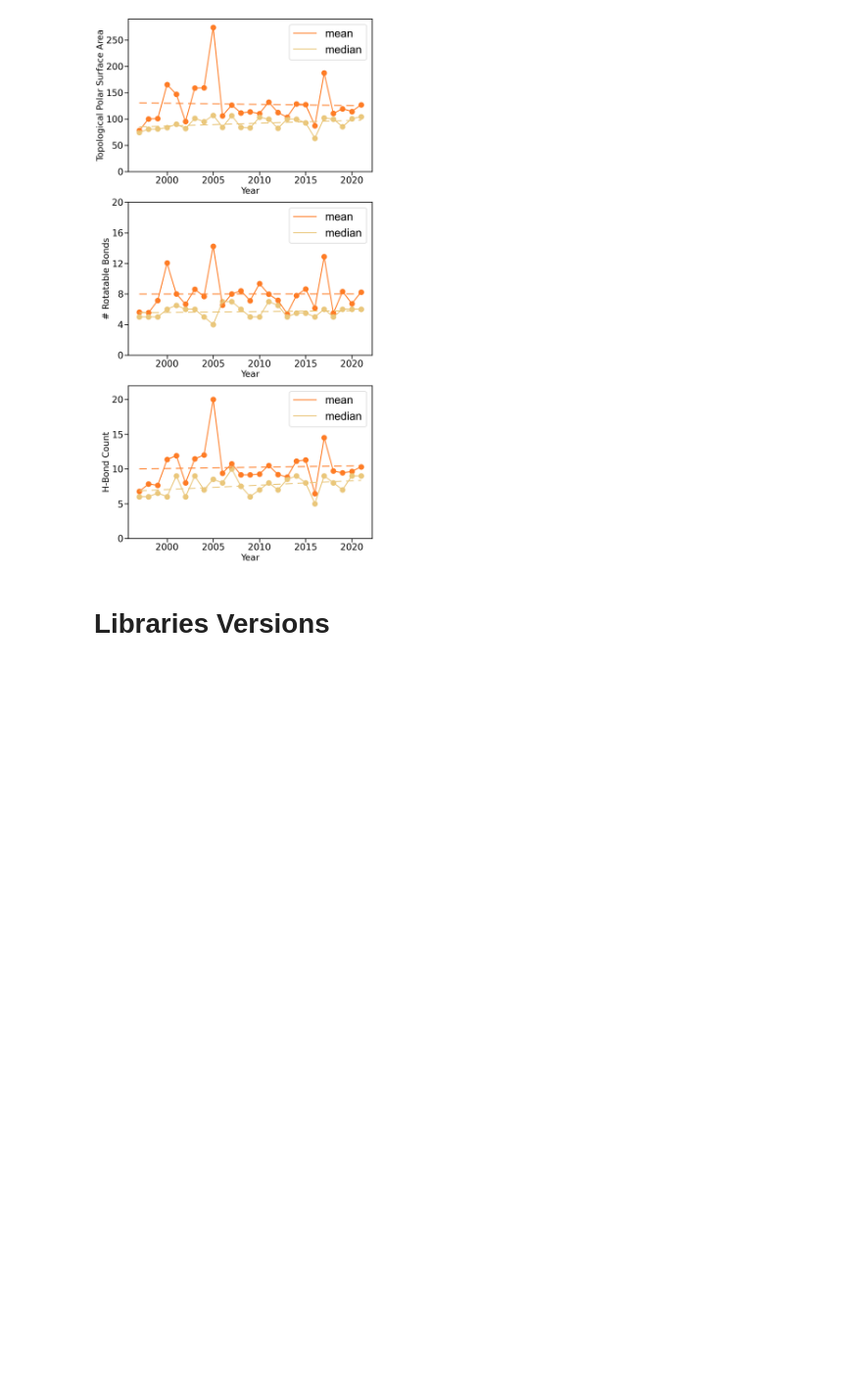
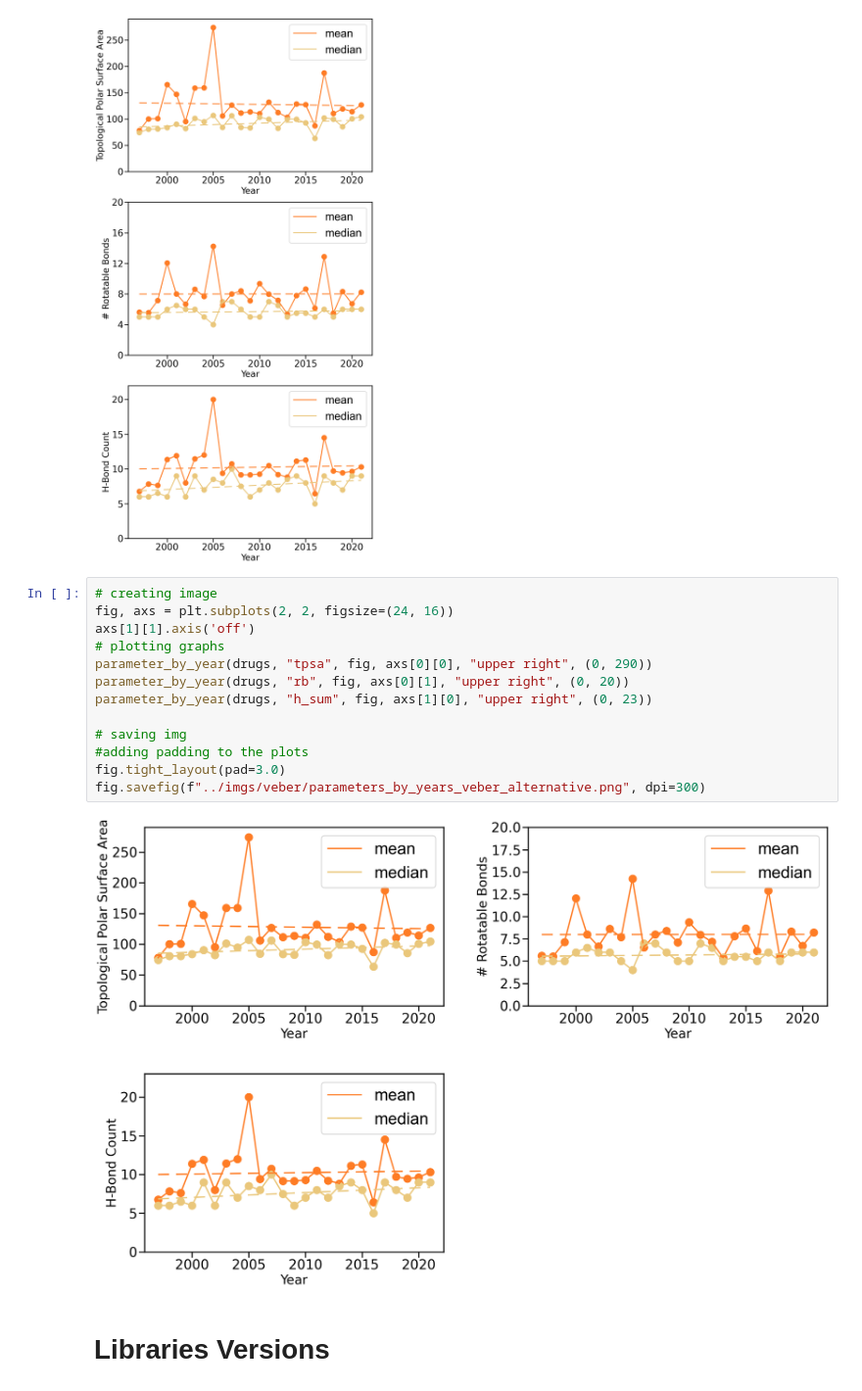
Before and after one commit to arturcgs/lipinski-analysis, a Jupyter notebook: jupyter_notebooks/5_vebers_rules.ipynb, the cells around one changed output. Shown at 98% size. Saved outputs shown, nothing was run; the diff lists cells and outputs as text; blank space fills up the shorter version.

```diff
--- a/jupyter_notebooks/5_vebers_rules.ipynb
+++ b/jupyter_notebooks/5_vebers_rules.ipynb
@@ -595,6 +595,21 @@ axs[2].set_yticks(list(range(0, 22, 5)))
 fig.savefig(f"../imgs/veber/parameters_by_years_veber.png", dpi=300)
 # %% [output]
 [figure]
+# %%
+# creating image
+fig, axs = plt.subplots(2, 2, figsize=(24, 16))
+axs[1][1].axis('off')
+# plotting graphs
+parameter_by_year(drugs, "tpsa", fig, axs[0][0], "upper right", (0, 290))
+parameter_by_year(drugs, "rb", fig, axs[0][1], "upper right", (0, 20))
+parameter_by_year(drugs, "h_sum", fig, axs[1][0], "upper right", (0, 23))
+
+# saving img
+#adding padding to the plots
+fig.tight_layout(pad=3.0)
+fig.savefig(f"../imgs/veber/parameters_by_years_veber_alternative.png", dpi=300)
+# %% [output]
+[figure, added]
 # %% [markdown]
 # Libraries Versions
 # %%
```
Also changed, not shown: parts of 1 cell of this notebook, 5 other files.
